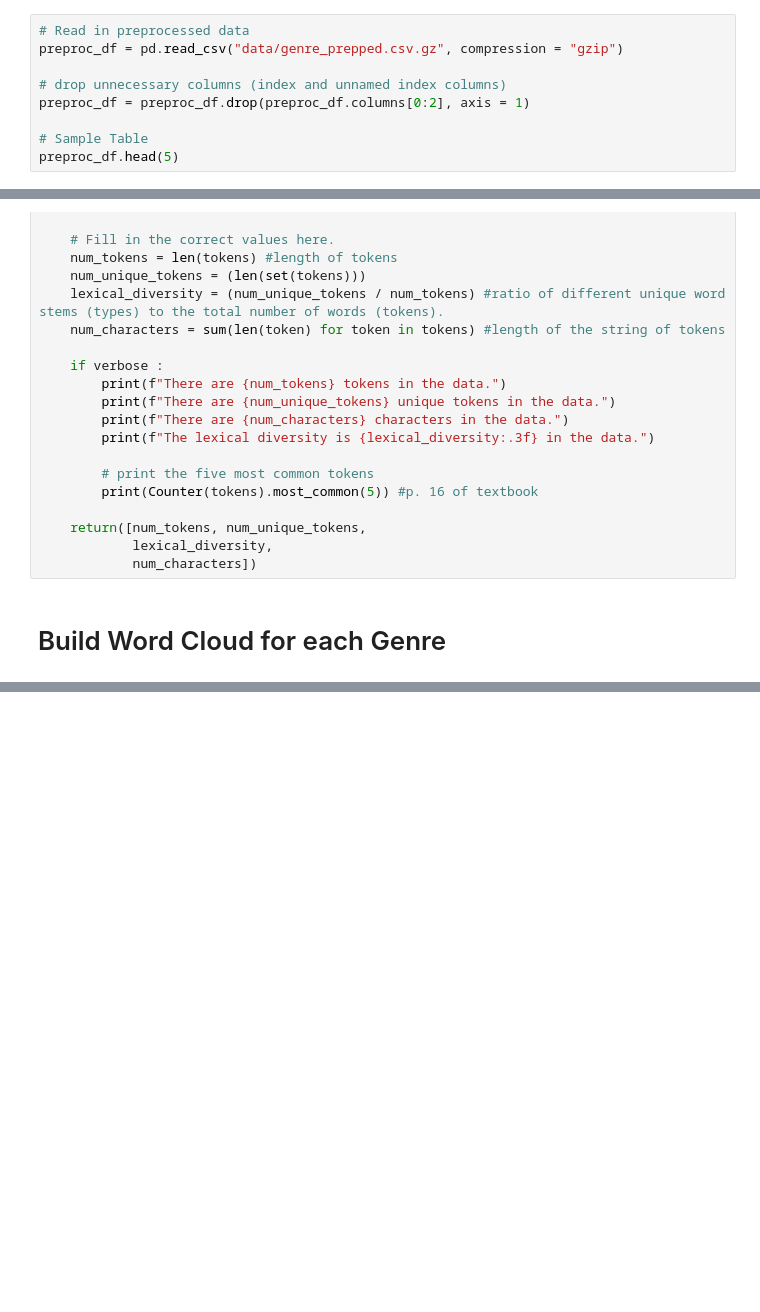
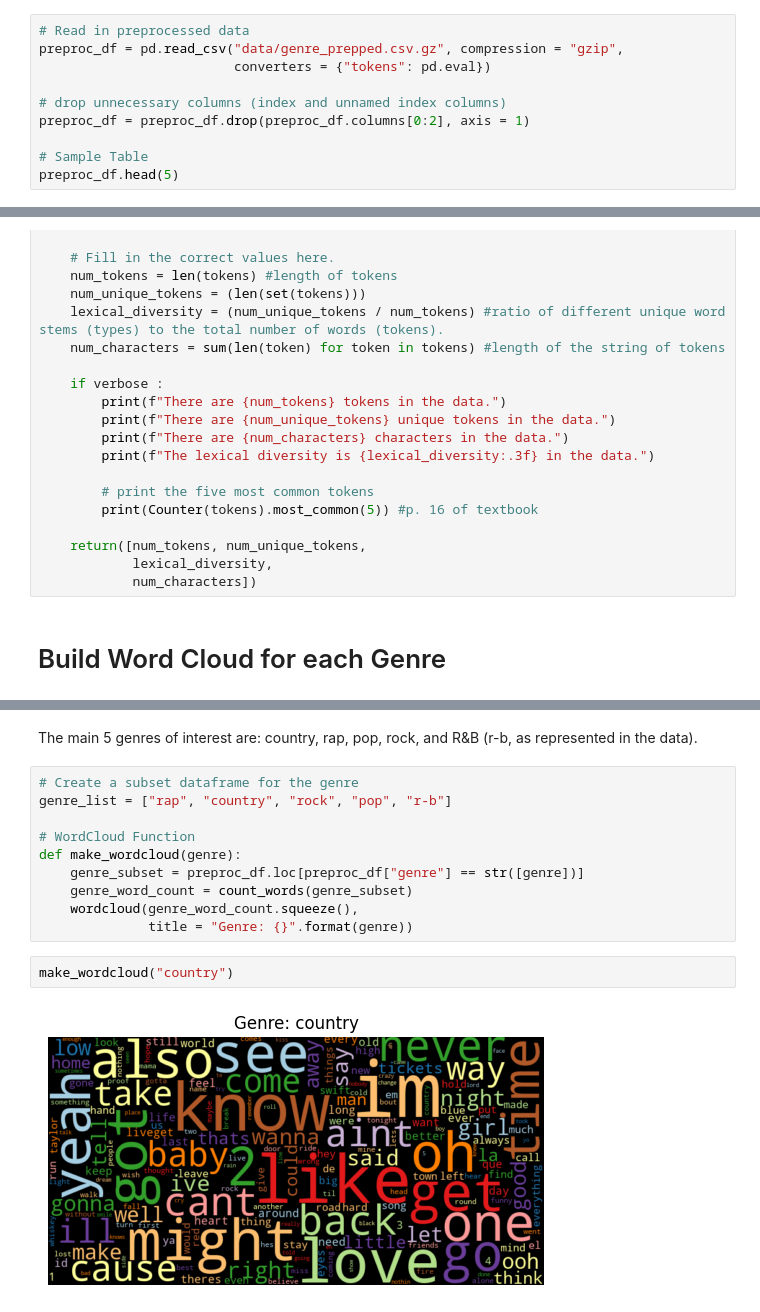
Before and after one commit to hunterblum/Multi-Genre-Classification, a Jupyter notebook: 03_EDA.ipynb, the cells around one changed output, grey strips where cells are left out. Drawn from its saved outputs; the diff is of its cells as text; blank space fills up the shorter version.

```diff
--- a/03_EDA.ipynb
+++ b/03_EDA.ipynb
@@ -8,6 +11,7 @@ from matplotlib import pyplot as plt
 # %%
 # Read in preprocessed data
-preproc_df = pd.read_csv("data/genre_prepped.csv.gz", compression = "gzip")
+preproc_df = pd.read_csv("data/genre_prepped.csv.gz", compression = "gzip",
+                         converters = {"tokens": pd.eval})
 
 # drop unnecessary columns (index and unnamed index columns)
 preproc_df = preproc_df.drop(preproc_df.columns[0:2], axis = 1)
@@ -117,3 +110,19 @@ def count_words(df, column='tokens', preprocess=None, min_freq=2):
     freq_df.index.name = 'token'
 
     return freq_df.sort_values('freq', ascending=False)
+# %% [markdown]
+The main 5 genres of interest are: country, rap, pop, rock, and R&B (r-b, as represented in the data).
+# %%
+# Create a subset dataframe for the genre
+genre_list = ["rap", "country", "rock", "pop", "r-b"]
+
+# WordCloud Function
+def make_wordcloud(genre):
+    genre_subset = preproc_df.loc[preproc_df["genre"] == str([genre])]
+    genre_word_count = count_words(genre_subset)
+    wordcloud(genre_word_count.squeeze(),
+              title = "Genre: {}".format(genre))
+# %%
+make_wordcloud("country")
+# %% [output]
+[figure, added]
```
Also changed, not shown: parts of 12 cells of this notebook.
